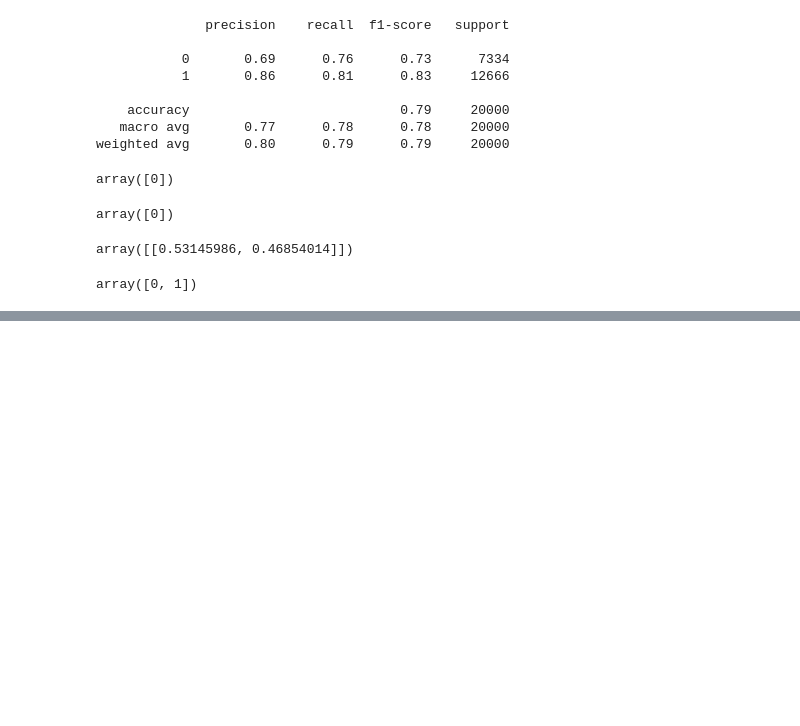
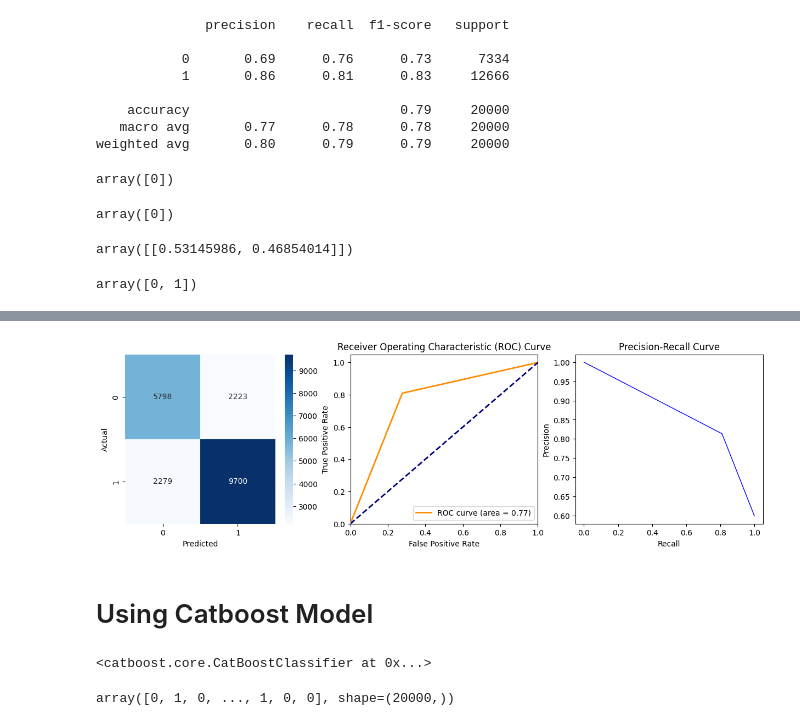
Before and after one commit to tosindataginius/diabetes_webapp_prediction_app, a Jupyter notebook: Diabetes Predict for Health Practitional.ipynb, the cells around one changed output, grey strips where cells are left out. Saved outputs shown, nothing was run; the diff lists cells and outputs as text; code cells hidden in the pictures; blank space fills up the shorter version.

Commit message:
model

```diff
--- a/Diabetes Predict for Health Practitional.ipynb
+++ b/Diabetes Predict for Health Practitional.ipynb
@@ -356,0 +366,3 @@ array([0, 1])
+# %%
+y_pred = model2.predict(x_test)
+y_pred
@@ -356,0 +371,16 @@ array([0, 1])
+# %%
+#evaluate model
+acc_score = accuracy_score(y_pred,y_test)
+roc_score = roc_auc_score(y_pred, y_test)
+conf_score = confusion_matrix(y_pred, y_test)
+precision, recall, _ = precision_recall_curve(y_pred, y_test)
+fpr, tpr, thresholds = roc_curve(y_pred, y_test)
+roc_auc = auc(fpr, tpr)
+
+
+print(f'\nAccuracy Score: {acc_score}')
+print('-'*20)
+print(f'\nROC AUC Score: {roc_score}')
+print('-'*20)
+print(f'\nConfusion Matrix: ')
+print(conf_score)
@@ -356,0 +408,42 @@ array([0, 1])
+# %%
+plt.figure(figsize =(15,4))
+plt.subplot(1, 3, 1)
+sns.heatmap(conf_score, annot = True, fmt ='d', cmap = 'Blues')
+plt.xlabel('Predicted')
+plt.ylabel('Actual')
+
+plt.subplot(1,3,2)
+plt.plot(fpr, tpr, color='darkorange', lw=2, label='ROC curve (area = %0.2f)' % roc_auc)
+plt.plot([0, 1], [0, 1], color='navy', lw=2, linestyle='--')
+plt.xlim([0.0, 1.0])
+plt.ylim([0.0, 1.05])
+plt.xlabel('False Positive Rate')
+plt.ylabel('True Positive Rate')
+plt.title('Receiver Operating Characteristic (ROC) Curve')
+plt.legend(loc="lower right")
+
+plt.subplot(1,3,3)
+plt.plot(recall, precision, color='blue', lw=1)
+plt.xlabel('Recall')
+plt.ylabel('Precision')
+plt.title('Precision-Recall Curve')
+plt.show()
+# %% [output]
+[figure, added]
+# %% [markdown]
+# Using Catboost Model
+# %%
+model3 = CatBoostClassifier(
+    iterations=100,
+    learning_rate=0.1,
+    depth=6,
+    verbose=0
+)
+model3.fit(x_train, y_train)
+# %% [output]
+<catboost.core.CatBoostClassifier at 0x...>
+# %%
+y_pred = model3.predict(x_test)
+y_pred
+# %% [output]
+array([0, 1, 0, ..., 1, 0, 0], shape=(20000,))
```
Also changed, not shown: parts of 11 cells of this notebook, 3 other files.
